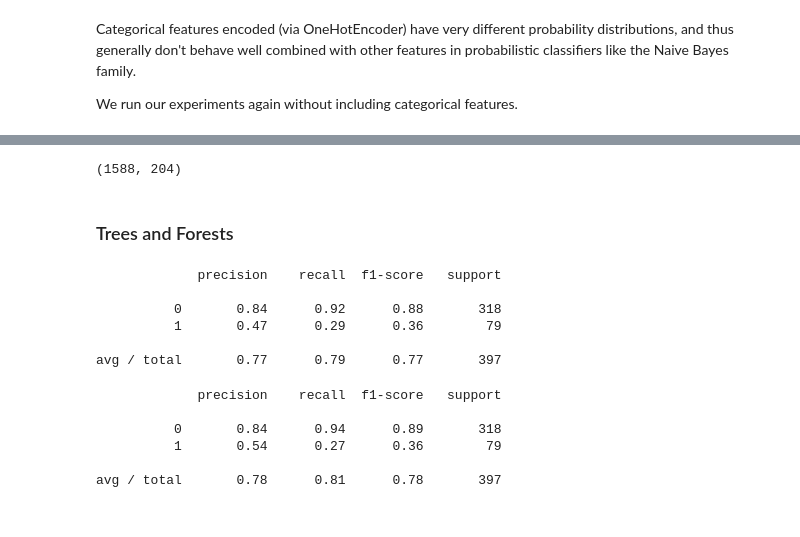
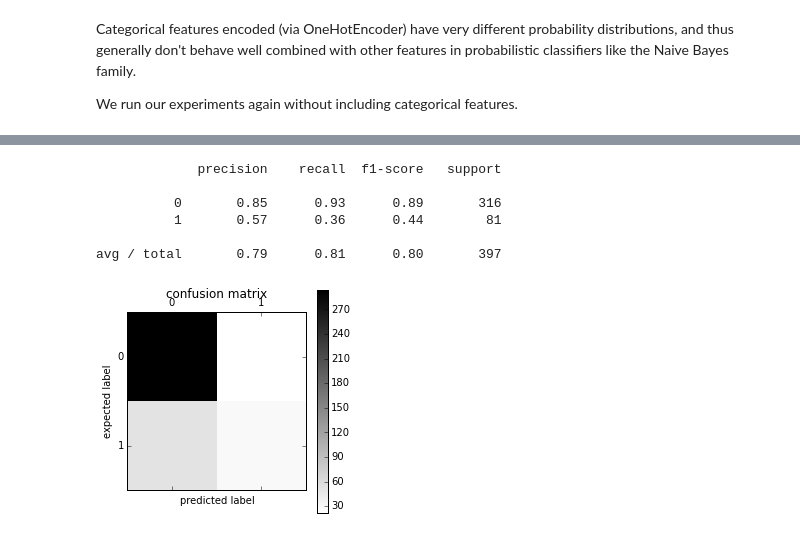
Before and after one commit to pablocelayes/spamfilter, a Jupyter notebook: spam_filter.ipynb, the cells around one changed output, grey strips where cells are left out. Saved outputs shown, nothing was run; the diff lists cells and outputs as text; code cells hidden in the pictures.

```diff
--- a/spam_filter.ipynb
+++ b/spam_filter.ipynb
@@ -200,34 +119,0 @@ print (classification_report(y_test, all_predictions))
-# %%
-from dataset import load_or_create_dataset
-X, y = load_or_create_dataset(scaled=True, categorical=True)
-X_train, X_test, y_train, y_test = train_test_split(X, y, test_size=0.2)
-X_train.shape
-# %% [output]
-(1588, 204)
-# %% [markdown]
-### Trees and Forests
-# %%
-from sklearn.ensemble import  RandomForestClassifier
-clf = RandomForestClassifier(max_depth=5, n_estimators=5, max_features=100)
-clf.fit(X_train, y_train)
-all_predictions = clf.predict(X_test)
-print (classification_report(y_test, all_predictions))
-# %% [output]
-             precision    recall  f1-score   support
-
-          0       0.84      0.92      0.88       318
-          1       0.47      0.29      0.36        79
-
-avg / total       0.77      0.79      0.77       397
-# %%
-clf = DecisionTreeClassifier(max_depth=5)
-clf.fit(X_train, y_train)
-all_predictions = clf.predict(X_test)
-print (classification_report(y_test, all_predictions))
-# %% [output]
-             precision    recall  f1-score   support
-
-          0       0.84      0.94      0.89       318
-          1       0.54      0.27      0.36        79
-
-avg / total       0.78      0.81      0.78       397
@@ -233,0 +124,10 @@ avg / total       0.78      0.81      0.78       397
+# %%
+evaluate_and_report(MultinomialNB())
+# %% [output]
+             precision    recall  f1-score   support
+
+          0       0.85      0.93      0.89       316
+          1       0.57      0.36      0.44        81
+
+avg / total       0.79      0.81      0.80       397
+[figure, added]
```
Also changed, not shown: parts of 50 cells of this notebook, 5 other files.
